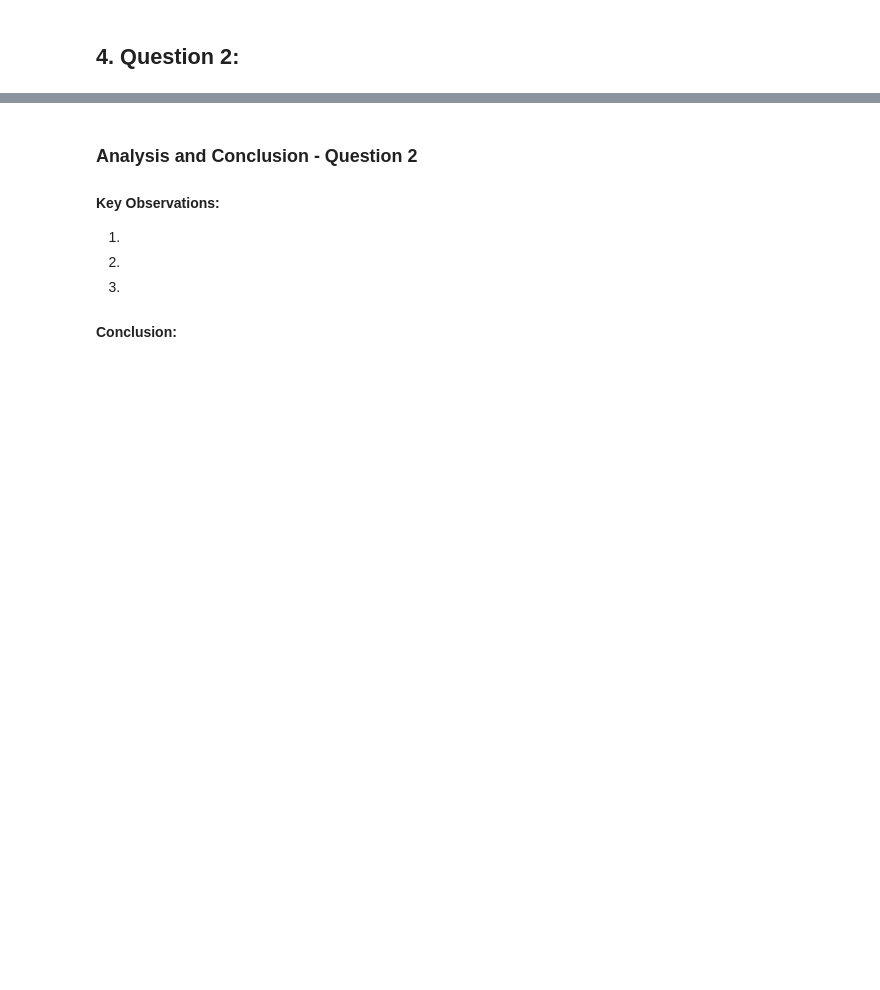
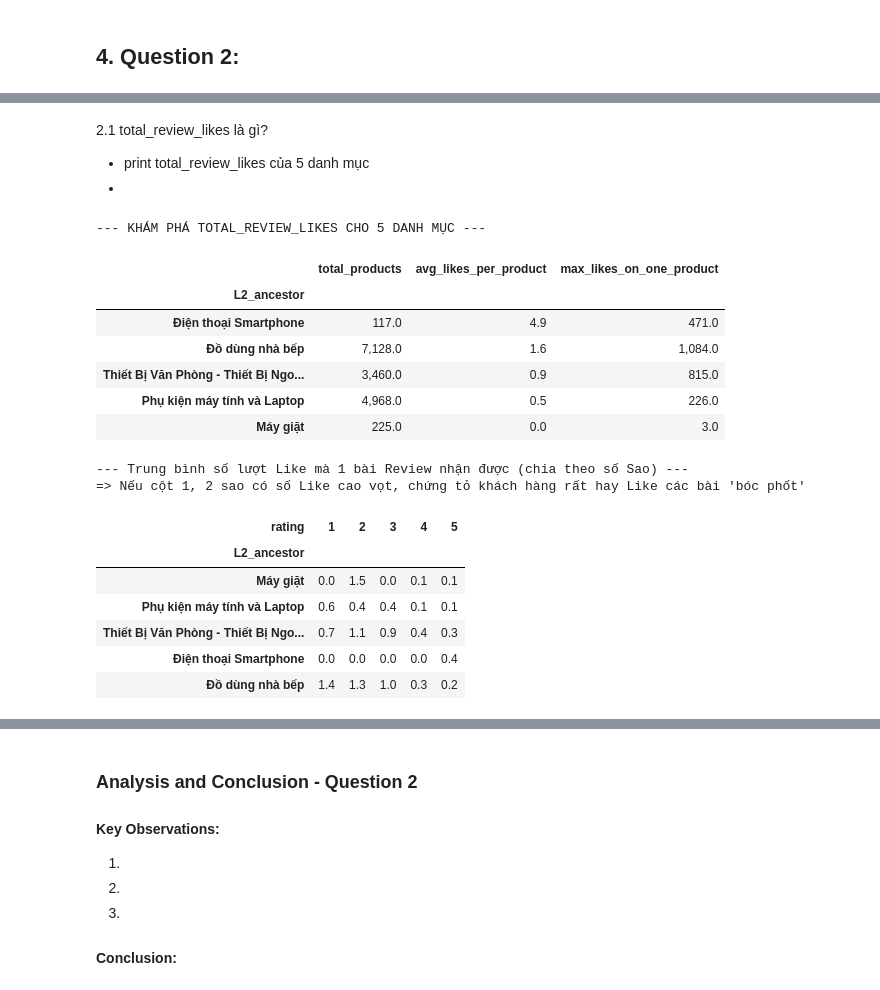
Before and after one commit to phuongth05/DV_LAB01, a Jupyter notebook: groups/phuong.ipynb, the cells around one changed output, grey strips where cells are left out. Saved outputs shown, nothing was run; the diff lists cells and outputs as text; code cells hidden in the pictures; blank space fills up the shorter version.

```diff
--- a/groups/phuong.ipynb
+++ b/groups/phuong.ipynb
@@ -274,0 +439,51 @@ plt.show()
+# %% [markdown]
+2.1 total_review_likes là gì?
+- print total_review_likes của 5 danh mục
+-
+# %%
+# --- CODE CHO TO-DO 2.1 ---
+print("--- KHÁM PHÁ TOTAL_REVIEW_LIKES CHO 5 DANH MỤC ---\n")
+
+# 1. Print tổng/trung bình likes của 5 danh mục
+likes_summary = df_top_products.groupby('L2_ancestor').agg(
+    total_products=('product_id', 'count'),
+    avg_likes_per_product=('total_review_likes', 'mean'),
+    max_likes_on_one_product=('total_review_likes', 'max')
+).sort_values('avg_likes_per_product', ascending=False)
+
+display(likes_summary.style.format('{:,.1f}'))
+
+# 2. Khám phá sâu: Lượt Like thường dồn vào Review 5 sao hay 1-2 sao?
+# Ta sẽ merge L2_ancestor vào bảng df_review để xem xét
+df_review_extended = df_review.merge(df_product[['product_id', 'category_id']], on='product_id', how='left')
+df_review_extended['L2_ancestor'] = df_review_extended['category_id'].map(cat_to_l2_dict)
+
+# Lọc riêng 5 danh mục Top 1
+df_top_reviews = df_review_extended[df_review_extended['L2_ancestor'].isin(top1_names)].copy()
+df_top_reviews['rating'] = pd.to_numeric(df_top_reviews['rating'], errors='coerce')
+
+# Tính số Like trung bình mà mỗi loại Rating (1->5 sao) nhận được
+# Nhìn vào đây sẽ biết khách hàng hay bấm Like cho bài chê hay bài khen
+rating_likes_corr = df_top_reviews.groupby(['L2_ancestor', 'rating'])['like_count'].mean().unstack()
+
+print("\n--- Trung bình số lượt Like mà 1 bài Review nhận được (chia theo số Sao) ---")
+print("=> Nếu cột 1, 2 sao có số Like cao vọt, chứng tỏ khách hàng rất hay Like các bài 'bóc phốt'")
+display(rating_likes_corr.style.background_gradient(cmap='Reds', axis=1).format("{:.1f}"))
+# %% [output]
+--- KHÁM PHÁ TOTAL_REVIEW_LIKES CHO 5 DANH MỤC ---
+|  | total_products | avg_likes_per_product | max_likes_on_one_product |
+| L2_ancestor |  |  |  |
+| Điện thoại Smartphone | 117.0 | 4.9 | 471.0 |
+| Đồ dùng nhà bếp | 7,128.0 | 1.6 | 1,084.0 |
+| Thiết Bị Văn Phòng - Thiết Bị Ngo... | 3,460.0 | 0.9 | 815.0 |
+| Phụ kiện máy tính và Laptop | 4,968.0 | 0.5 | 226.0 |
+| Máy giặt | 225.0 | 0.0 | 3.0 |
+--- Trung bình số lượt Like mà 1 bài Review nhận được (chia theo số Sao) ---
+=> Nếu cột 1, 2 sao có số Like cao vọt, chứng tỏ khách hàng rất hay Like các bài 'bóc phốt'
+| rating | 1 | 2 | 3 | 4 | 5 |
+| L2_ancestor |  |  |  |  |  |
+| Máy giặt | 0.0 | 1.5 | 0.0 | 0.1 | 0.1 |
+| Phụ kiện máy tính và Laptop | 0.6 | 0.4 | 0.4 | 0.1 | 0.1 |
+| Thiết Bị Văn Phòng - Thiết Bị Ngo... | 0.7 | 1.1 | 0.9 | 0.4 | 0.3 |
+| Điện thoại Smartphone | 0.0 | 0.0 | 0.0 | 0.0 | 0.4 |
+| Đồ dùng nhà bếp | 1.4 | 1.3 | 1.0 | 0.3 | 0.2 |
```
Also changed, not shown: parts of 14 cells of this notebook.
